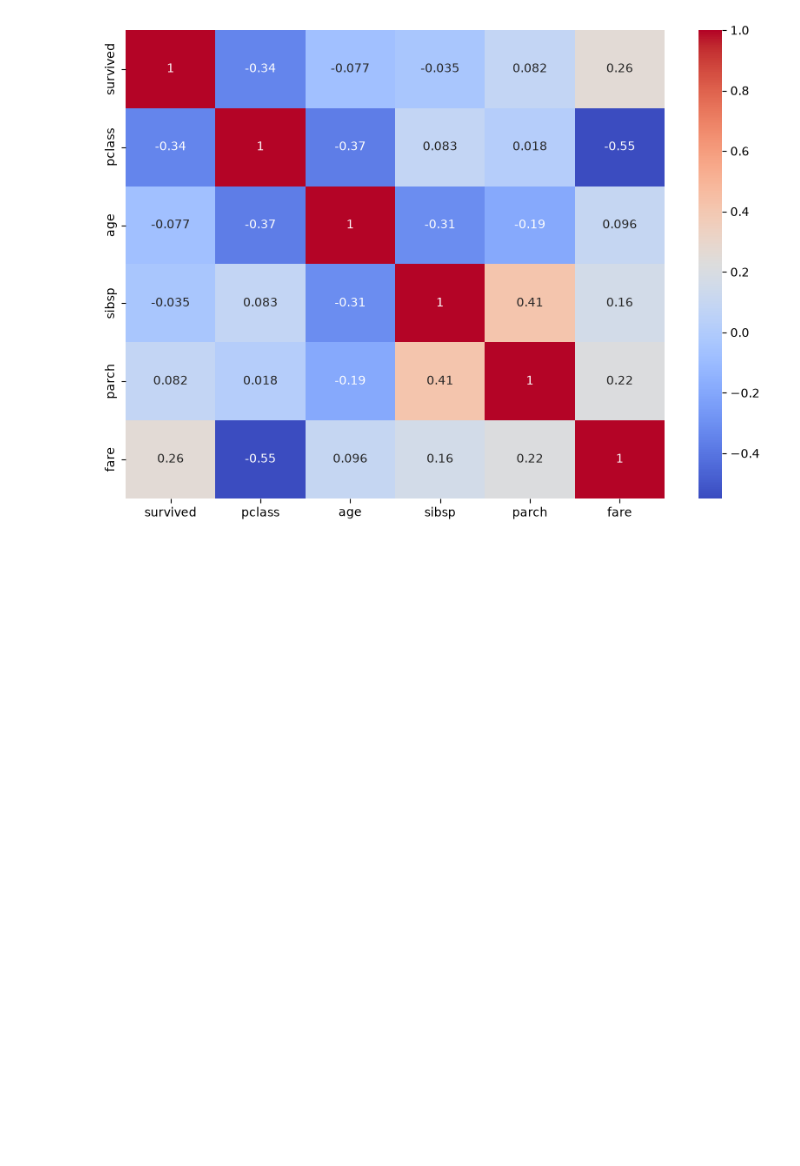
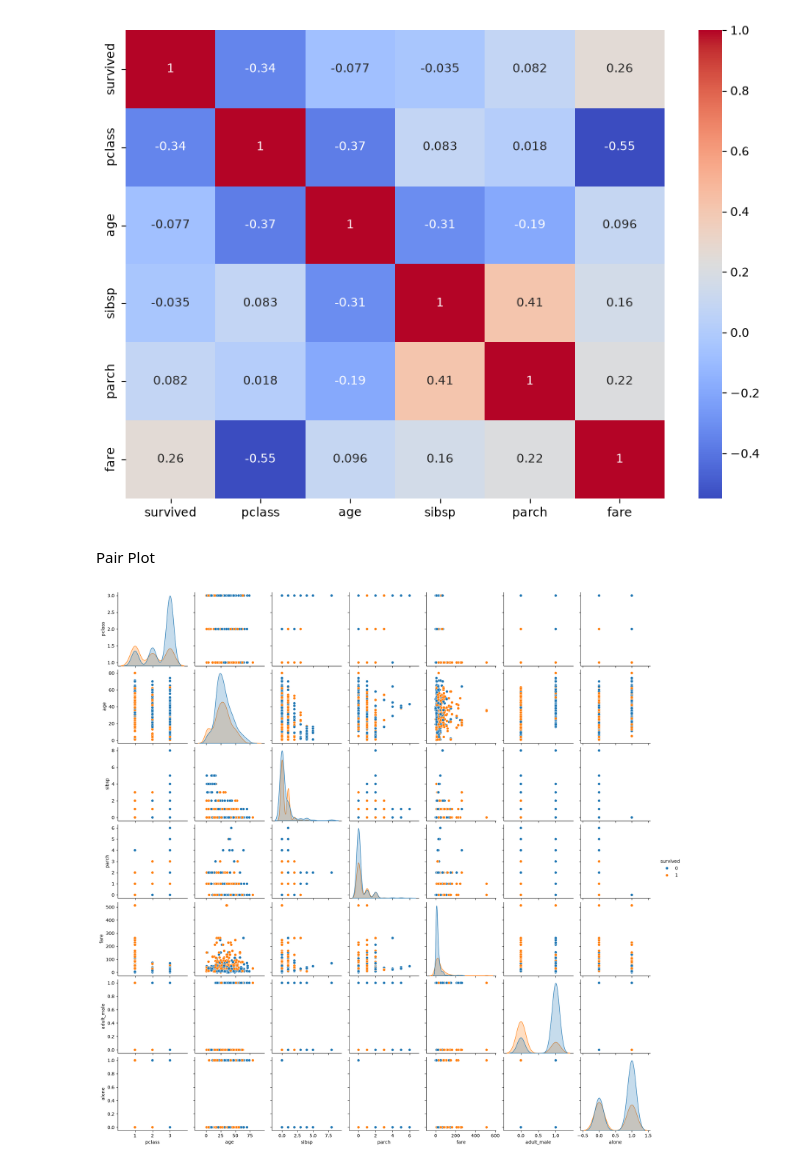
Before and after one commit to RituRai-03/Data-Visualization, a Jupyter notebook: Seaborn.ipynb, the cells around one changed output. Drawn from its saved outputs; the diff is of its cells as text; code cells hidden in the pictures; blank space fills up the shorter version.

Commit message:
PairPlot

```diff
--- a/Seaborn.ipynb
+++ b/Seaborn.ipynb
@@ -299,3 +299,12 @@ sns.heatmap(
 plt.show()
 # %% [output]
 [figure]
+# %% [markdown]
+Pair Plot
+# %%
+sns.pairplot(
+    titanic, hue="survived"
+)
+plt.show()
+# %% [output]
+[figure, added]
```
Also changed, not shown: parts of 6 cells of this notebook.
